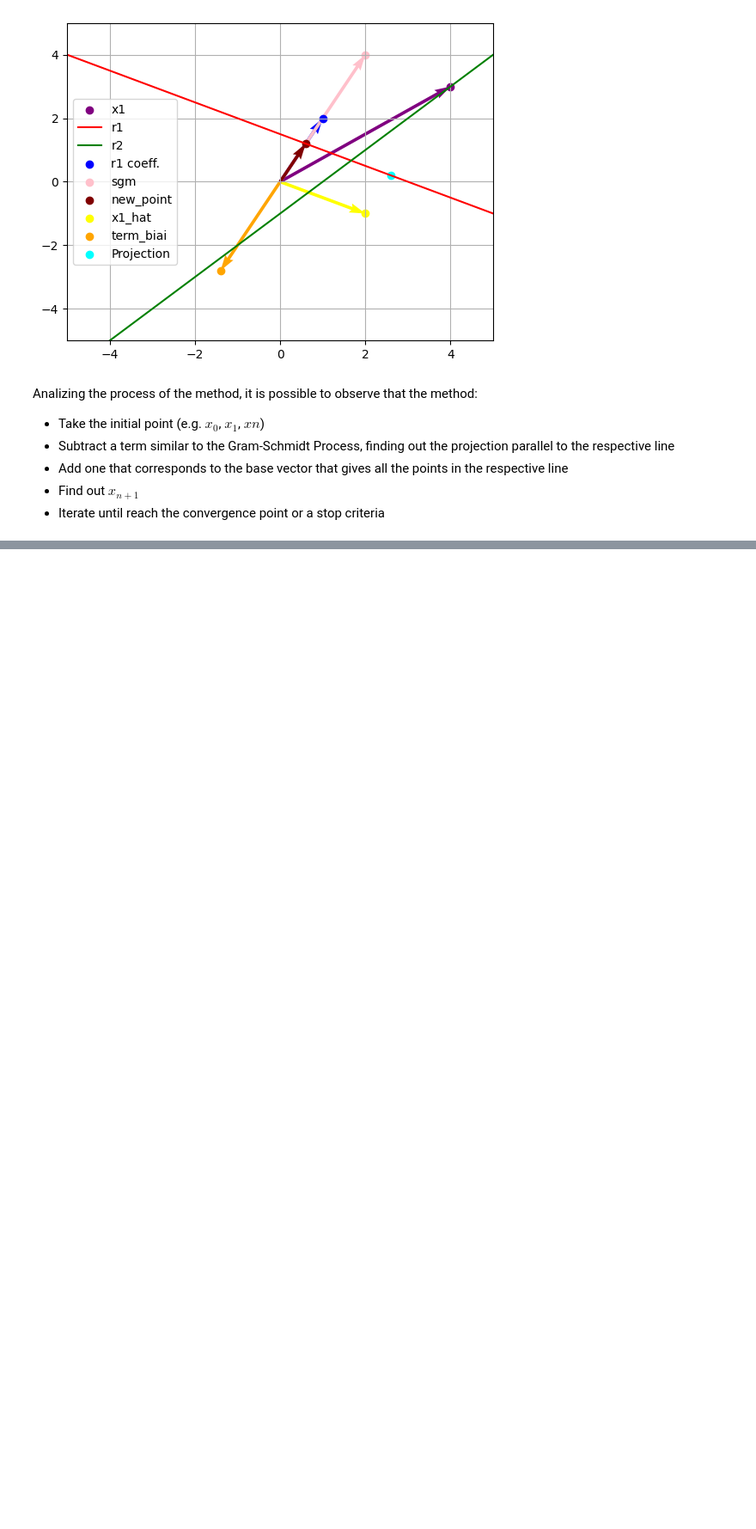
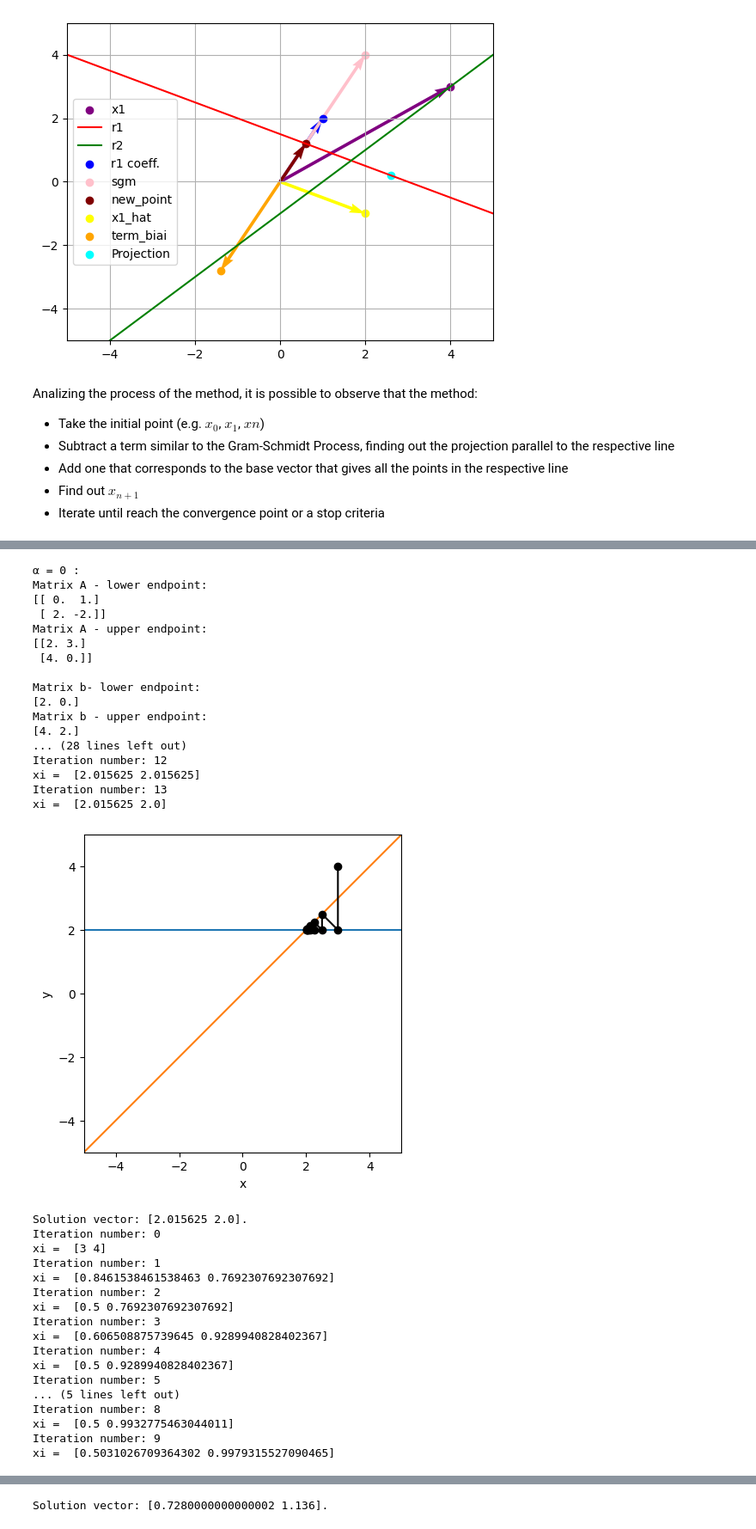
Before and after one commit to viyuetuki/ic_fcm_sirius, a Jupyter notebook: kaczmarz_method.ipynb, the cells around one changed output, grey strips where cells are left out. Shown at 86% size. Drawn from its saved outputs; the diff is of its cells as text; code cells hidden in the pictures; blank space fills up the shorter version.

```diff
--- a/kaczmarz_method.ipynb
+++ b/kaczmarz_method.ipynb
@@ -276,0 +570,73 @@ Analizing the process of the method, it is possible to observe that the method:
+# %%
+## PIPELINE 1
+for alpha in [0, 0.5, 1]:
+    print(f"α = {alpha} :")
+    pA = np.array([[np.array([0+alpha,2-alpha]), np.array([1+alpha,3-alpha])],[np.array([2+alpha,4-alpha]), np.array([-2+alpha,0-alpha])]], dtype=object)
+    pb = np.array([[np.array([2+alpha,4-alpha]), np.array([0+alpha,2-alpha])]], dtype=object)
+    px0 = np.array([3,4], dtype=object)
+
+    pA_ei, pA_es = sys_split(pA,(2,2))
+    print("Matrix A - lower endpoint:")
+    print(pA_ei)
+    print("Matrix A - upper endpoint:")
+    print(pA_es)
+
+    print()
+
+    pb_ei, pb_es = sys_split(pb,(1,2))
+    print("Matrix b- lower endpoint:")
+    print(pb_ei)
+    print("Matrix b - upper endpoint:")
+    print(pb_es)
+
+    print()
+
+    print("First guess:")
+    print(px0)
+
+    print()
+
+    px_ei, pXhistory_ei, _ = kaczmerz_method(pA_ei, pb_ei, px0, 1.e-2)
+    plot_trajectory(pA_ei, pb_ei, pXhistory_ei)
+    print(f'Solution vector: {px_ei}.')
+
+    px_es, pXhistory_es, _ = kaczmerz_method(pA_es, pb_es, px0, 1.e-2)
+    plot_trajectory(pA_es, pb_es, pXhistory_es)
+    print(f'Solution vector: {px_es}.')
+    print()
+# %% [output]
+α = 0 :
+Matrix A - lower endpoint:
+[[ 0.  1.]
+ [ 2. -2.]]
+Matrix A - upper endpoint:
+[[2. 3.]
+ [4. 0.]]
+
+Matrix b- lower endpoint:
+[2. 0.]
+Matrix b - upper endpoint:
+[4. 2.]
+... (28 lines left out)
+Iteration number: 12
+xi =  [2.015625 2.015625]
+Iteration number: 13
+xi =  [2.015625 2.0]
+[figure, added]
+Solution vector: [2.015625 2.0].
+Iteration number: 0
+xi =  [3 4]
+Iteration number: 1
+xi =  [0.8461538461538463 0.7692307692307692]
+Iteration number: 2
+xi =  [0.5 0.7692307692307692]
+Iteration number: 3
+xi =  [0.606508875739645 0.9289940828402367]
+Iteration number: 4
+xi =  [0.5 0.9289940828402367]
+Iteration number: 5
+... (5 lines left out)
+Iteration number: 8
+xi =  [0.5 0.9932775463044011]
+Iteration number: 9
+xi =  [0.5031026709364302 0.9979315527090465]
@@ -276,0 +706 @@ Analizing the process of the method, it is possible to observe that the method:
+Solution vector: [0.7280000000000002 1.136].
```
Also changed, not shown: parts of 18 cells of this notebook, 1 other file.
